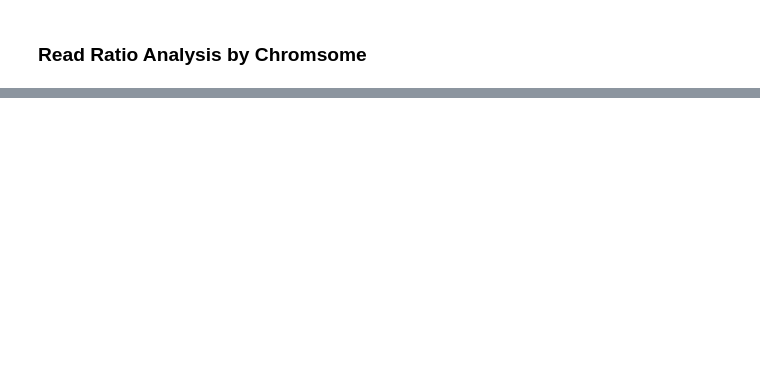
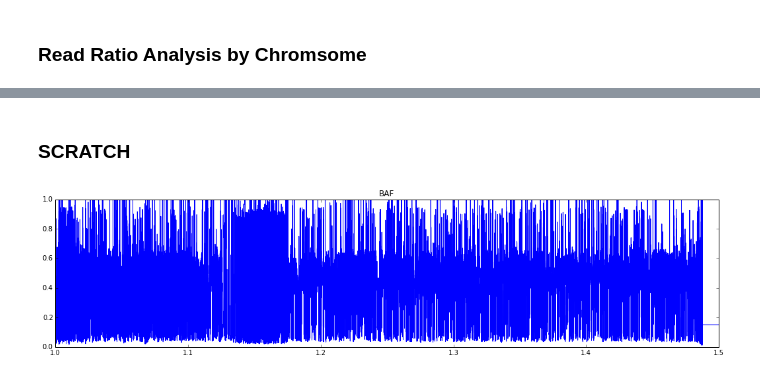
Before and after one commit to hartwigmedical/scripts, a Jupyter notebook: ipython/copy_number_analysis.ipynb, the cells around one changed output, grey strips where cells are left out. Drawn from its saved outputs; the diff is of its cells as text; code cells hidden in the pictures; blank space fills up the shorter version.

```diff
--- a/ipython/copy_number_analysis.ipynb
+++ b/ipython/copy_number_analysis.ipynb
@@ -311,3 +241,25 @@ OSError: [Errno 2] No such file or directory
 from pyfaidx import Fasta
 genes = Fasta('/Users/peterpriestley/hmf/data/refgenomes/Homo_sapiens.GRCh37.GATK.illumina/Homo_sapiens.GRCh37.GATK.illumina.fasta')
 genes[2][25000000:25000100][:100]
+# %% [markdown]
+### SCRATCH
+# %%
+CSV_PATH_INDIVIDUAL="/Users/peterpriestley/hmf/analyses/freecAnalysis/freecVersionCompare/freec-pileup-baf-snp142-10.2/"
+CPN_SAMPLE = "CPCT02030250"
+TUMOR_BAF = CPN_SAMPLE + "T_dedup.realigned.pileup.gz_BAF.txt" #"R_dedup.realigned.bam_control.cpn"
+#TUMOR_CPN = CPN_SAMPLE + "T_dedup.realigned.pileup.gz_sample.cpn" #"T_dedup.realigned.bam_sample.cpn"
+dfBAF = pd.read_table(CSV_PATH_INDIVIDUAL + TUMOR_BAF)
+dfBAF['chromPos']= dfBAF['Chromosome'].apply(lambda x: cd.intChrom(x)) + dfBAF['Position'] / dfBAF['Chromosome'].apply(lambda x: cd.chromosomeLength[str(x)])
+# %%
+dfBAF['chromPos']= dfBAF['Chromosome'].apply(lambda x: cd.intChrom(x)) + dfBAF['Position'] / dfBAF['Chromosome'].apply(lambda x: cd.chromosomeLength[str(x)])
+# %%
+def bafChart(dfBAF):
+    plt.figure(figsize=[18,4])
+    plt.title("BAF")
+    ax = plt.gca()
+    ax.plot(dfBAF['chromPos'], dfBAF['BAF'],drawstyle="steps-post")
+    ax.axis([1, 1.5, 0, 1])
+# %%
+bafChart(dfBAF)
+# %% [output]
+[figure, added]
```
Also changed, not shown: parts of 36 cells of this notebook, 5 other files.
